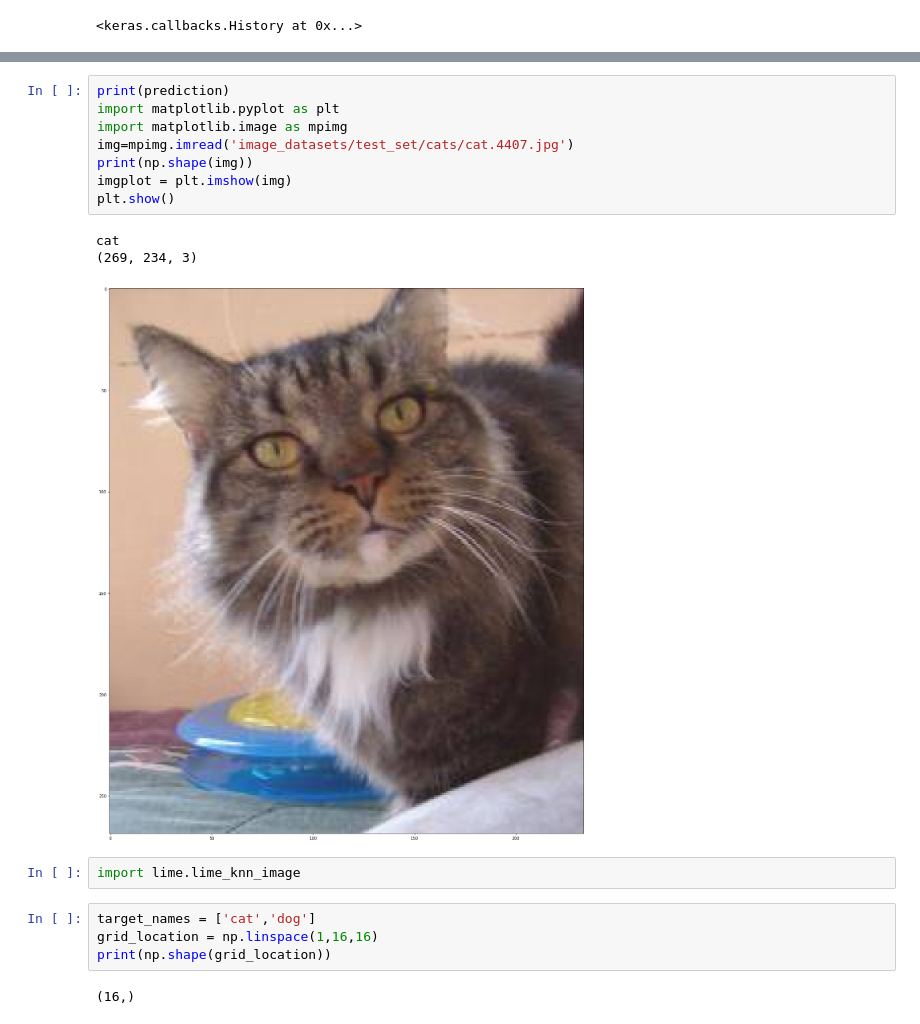
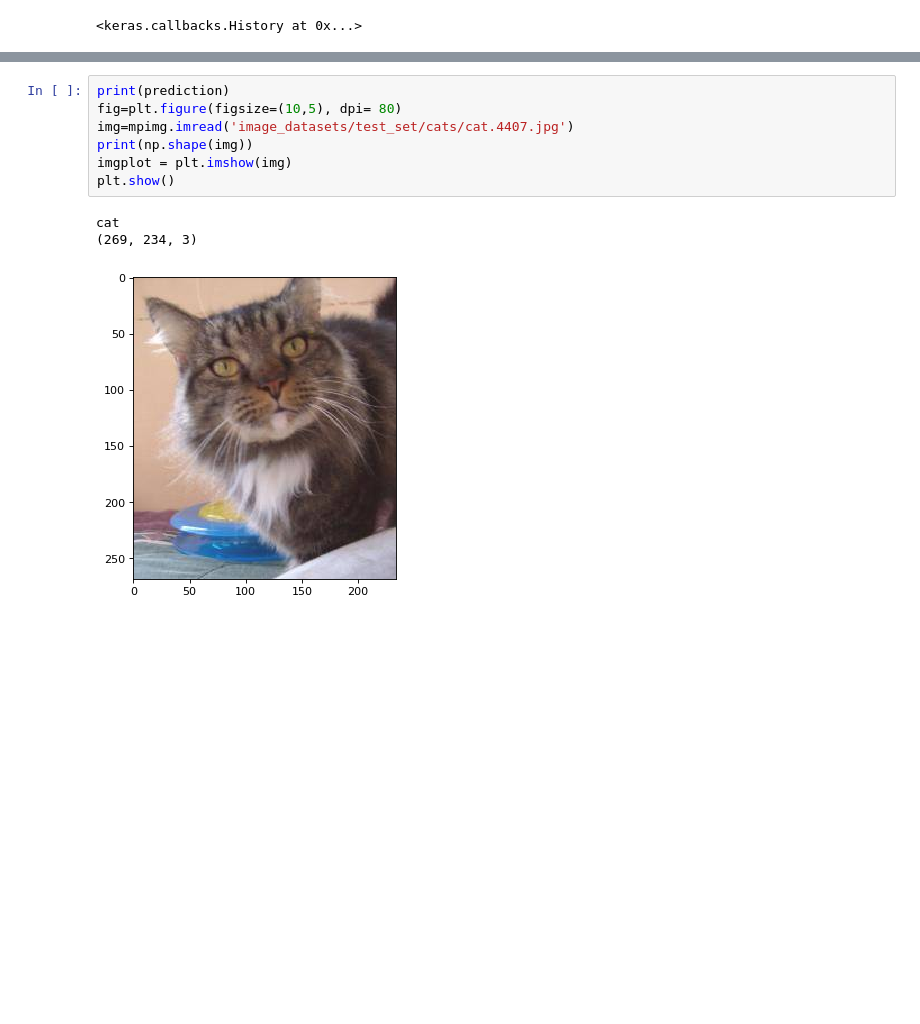
Before and after one commit to akshayutture/lime, a Jupyter notebook: knn_image_demo.ipynb, the cells around one changed output, grey strips where cells are left out. Cells and saved outputs as stored; diff of their text form; blank space fills up the shorter version.

```diff
--- a/knn_image_demo.ipynb
+++ b/knn_image_demo.ipynb
@@ -73,20 +73,11 @@ else:
 # %%
 print(prediction)
-import matplotlib.pyplot as plt
-import matplotlib.image as mpimg
+fig=plt.figure(figsize=(10,5), dpi= 80)
 img=mpimg.imread('image_datasets/test_set/cats/cat.4407.jpg')
 print(np.shape(img))
 imgplot = plt.imshow(img)
 plt.show()
 # %% [output]
 cat
 (269, 234, 3)
-[figure, old version]
+[figure, new version]
-# %%
-import lime.lime_knn_image
-# %%
-target_names = ['cat','dog']
-grid_location = np.linspace(1,16,16)
-print(np.shape(grid_location))
-# %% [output]
-(16,)
```
Also changed, not shown: parts of 38 cells of this notebook.
